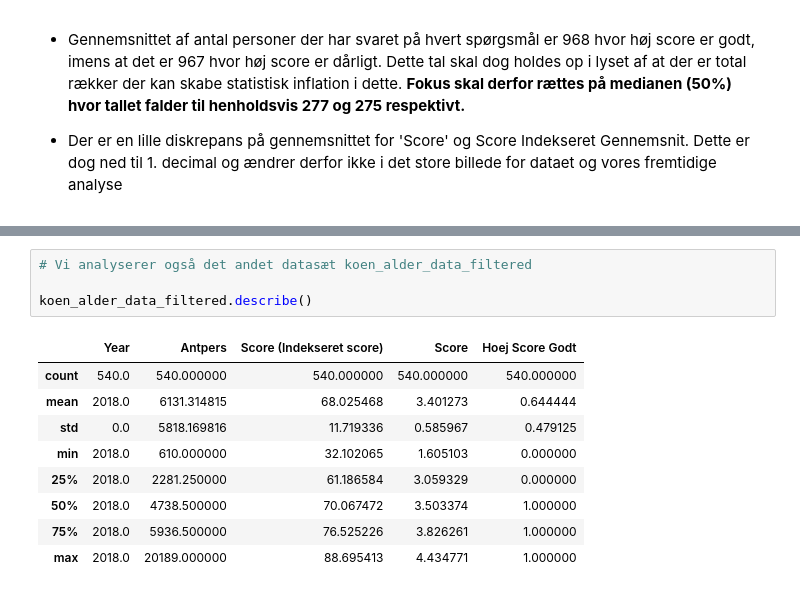
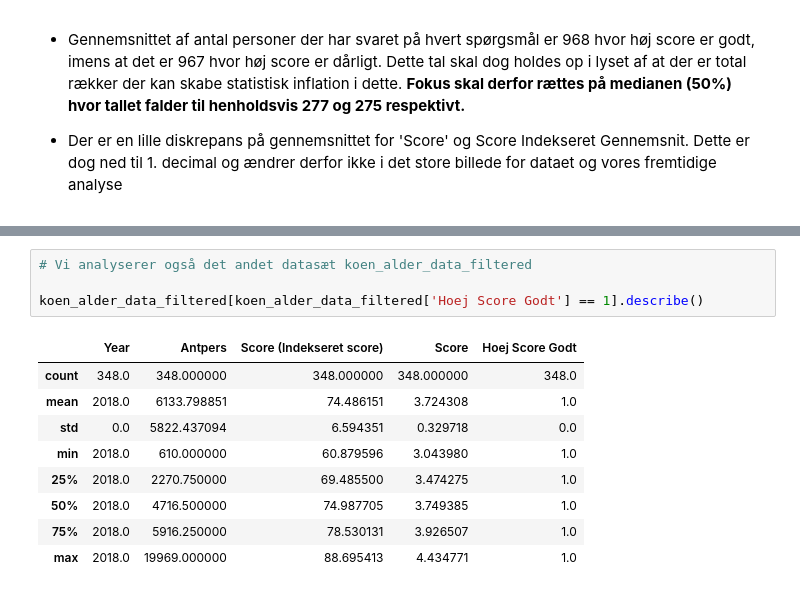
Before and after one commit to albertbanke/Case, a Jupyter notebook: analyse/analyse.ipynb, the cells around one changed output, grey strips where cells are left out. Drawn from its saved outputs; the diff is of its cells as text.

Commit message:
Analyse af stat færdig for koen_alder_data

```diff
--- a/analyse/analyse.ipynb
+++ b/analyse/analyse.ipynb
@@ -548,14 +490,14 @@ array(['Hvordan vurderer du din nuværende arbejdsevne i forhold til de psykiske
 # %%
 # Vi analyserer også det andet datasæt koen_alder_data_filtered
 
-koen_alder_data_filtered.describe()
+koen_alder_data_filtered[koen_alder_data_filtered['Hoej Score Godt'] == 1].describe()
 # %% [output]
 |  | Year | Antpers | Score (Indekseret score) | Score | Hoej Score Godt |
-| count | 540.0 | 540.000000 | 540.000000 | 540.000000 | 540.000000 |
-| mean | 2018.0 | 6131.314815 | 68.025468 | 3.401273 | 0.644444 |
-| std | 0.0 | 5818.169816 | 11.719336 | 0.585967 | 0.479125 |
-| min | 2018.0 | 610.000000 | 32.102065 | 1.605103 | 0.000000 |
-| 25% | 2018.0 | 2281.250000 | 61.186584 | 3.059329 | 0.000000 |
-| 50% | 2018.0 | 4738.500000 | 70.067472 | 3.503374 | 1.000000 |
-| 75% | 2018.0 | 5936.500000 | 76.525226 | 3.826261 | 1.000000 |
-| max | 2018.0 | 20189.000000 | 88.695413 | 4.434771 | 1.000000 |
+| count | 348.0 | 348.000000 | 348.000000 | 348.000000 | 348.0 |
+| mean | 2018.0 | 6133.798851 | 74.486151 | 3.724308 | 1.0 |
+| std | 0.0 | 5822.437094 | 6.594351 | 0.329718 | 0.0 |
+| min | 2018.0 | 610.000000 | 60.879596 | 3.043980 | 1.0 |
+| 25% | 2018.0 | 2270.750000 | 69.485500 | 3.474275 | 1.0 |
+| 50% | 2018.0 | 4716.500000 | 74.987705 | 3.749385 | 1.0 |
+| 75% | 2018.0 | 5916.250000 | 78.530131 | 3.926507 | 1.0 |
+| max | 2018.0 | 19969.000000 | 88.695413 | 4.434771 | 1.0 |
```
Also changed, not shown: parts of 7 cells of this notebook.
